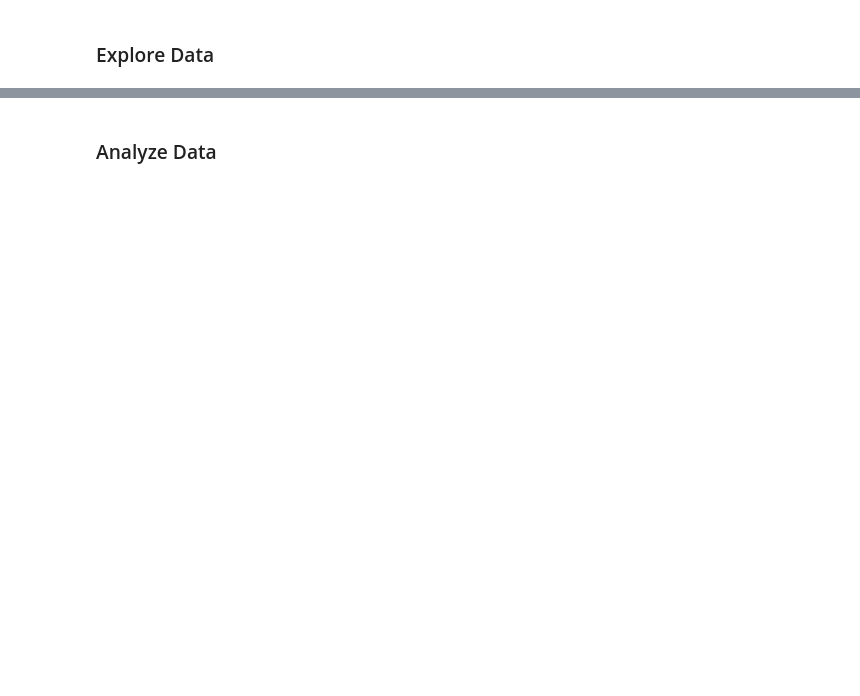
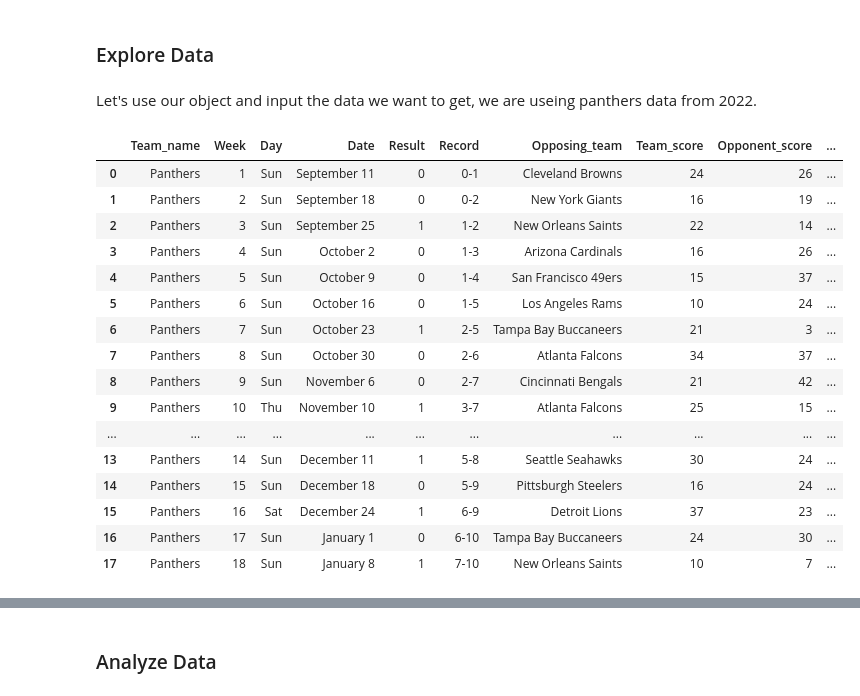
Before and after one commit to Luil0/NFL_stats, a Jupyter notebook: nfl_stats.ipynb, the cells around one changed output, grey strips where cells are left out. Saved outputs shown, nothing was run; the diff lists cells and outputs as text; code cells hidden in the pictures; blank space fills up the shorter version.

```diff
--- a/nfl_stats.ipynb
+++ b/nfl_stats.ipynb
@@ -178,8 +179,29 @@ class Nfl_stats:
         return team_stats_df
 # %% [markdown]
 ### Explore Data
+# %% [markdown]
+Let's use our object and input the data we want to get, we are useing panthers data from 2022.
 # %%
 # calling the
 # to create an object we call Nfl_stats().team_stats("team name", Year)
-team_data = Nfl_stats().team_stats("seahawks", 2022)
+team_data = Nfl_stats().team_stats("panthers", 2022)
+team_data
+# %% [output]
+|  | Team_name | Week | Day | Date | Result | Record | Opposing_team | Team_score | Opponent_score | ... |
+| 0 | Panthers | 1 | Sun | September 11 | 0 | 0-1 | Cleveland Browns | 24 | 26 | ... |
+| 1 | Panthers | 2 | Sun | September 18 | 0 | 0-2 | New York Giants | 16 | 19 | ... |
+| 2 | Panthers | 3 | Sun | September 25 | 1 | 1-2 | New Orleans Saints | 22 | 14 | ... |
+| 3 | Panthers | 4 | Sun | October 2 | 0 | 1-3 | Arizona Cardinals | 16 | 26 | ... |
+| 4 | Panthers | 5 | Sun | October 9 | 0 | 1-4 | San Francisco 49ers | 15 | 37 | ... |
+| 5 | Panthers | 6 | Sun | October 16 | 0 | 1-5 | Los Angeles Rams | 10 | 24 | ... |
+| 6 | Panthers | 7 | Sun | October 23 | 1 | 2-5 | Tampa Bay Buccaneers | 21 | 3 | ... |
+| 7 | Panthers | 8 | Sun | October 30 | 0 | 2-6 | Atlanta Falcons | 34 | 37 | ... |
+| 8 | Panthers | 9 | Sun | November 6 | 0 | 2-7 | Cincinnati Bengals | 21 | 42 | ... |
+| 9 | Panthers | 10 | Thu | November 10 | 1 | 3-7 | Atlanta Falcons | 25 | 15 | ... |
+| ... | ... | ... | ... | ... | ... | ... | ... | ... | ... | ... |
+| 13 | Panthers | 14 | Sun | December 11 | 1 | 5-8 | Seattle Seahawks | 30 | 24 | ... |
+| 14 | Panthers | 15 | Sun | December 18 | 0 | 5-9 | Pittsburgh Steelers | 16 | 24 | ... |
+| 15 | Panthers | 16 | Sat | December 24 | 1 | 6-9 | Detroit Lions | 37 | 23 | ... |
+| 16 | Panthers | 17 | Sun | January 1 | 0 | 6-10 | Tampa Bay Buccaneers | 24 | 30 | ... |
+| 17 | Panthers | 18 | Sun | January 8 | 1 | 7-10 | New Orleans Saints | 10 | 7 | ... |
 # %%
```
Also changed, not shown: parts of 26 cells of this notebook, 10 other files.
